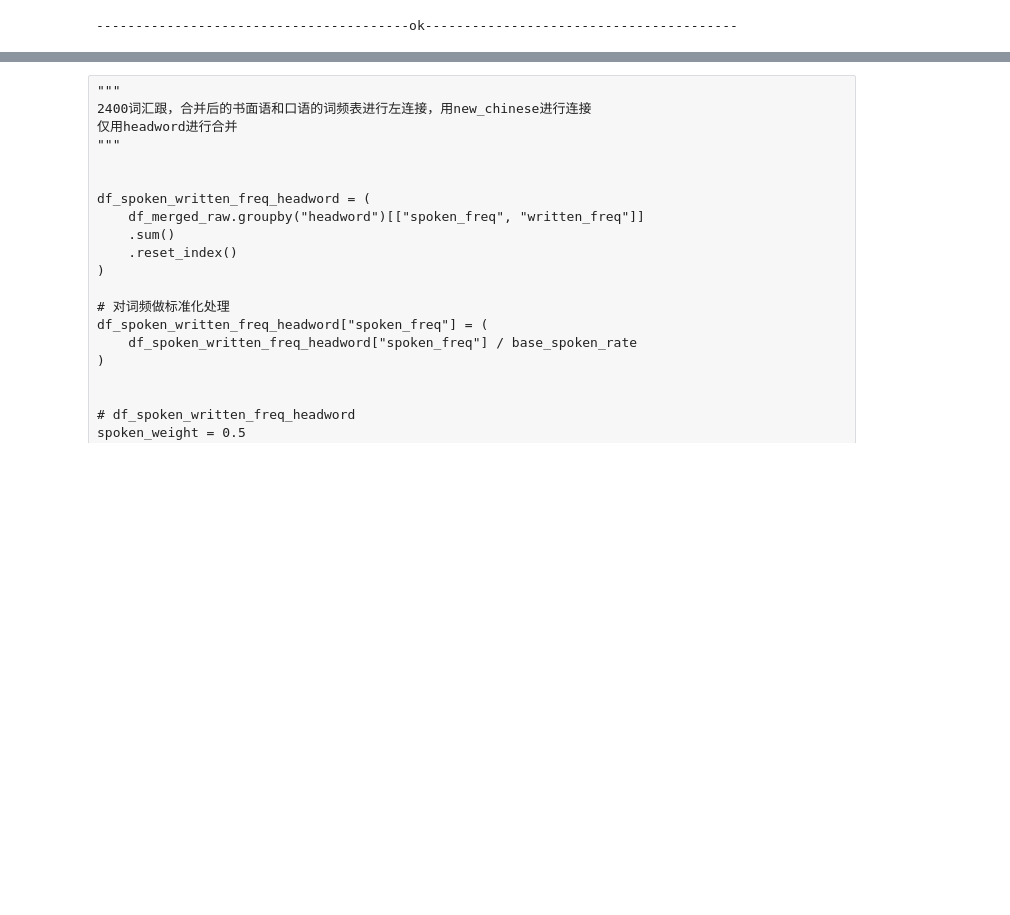
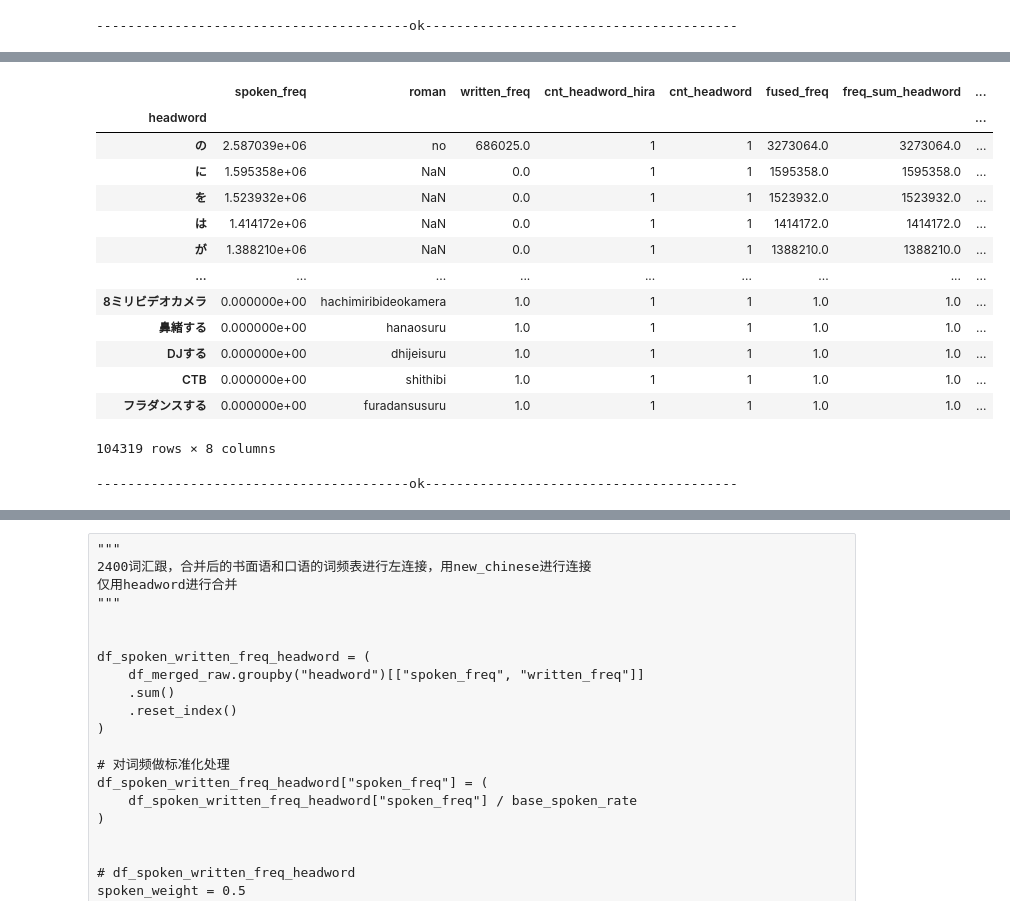
Before and after one commit to hopensic/python-notebooks, a Jupyter notebook: ja_dict_merge.ipynb, the cells around one changed output, grey strips where cells are left out. Drawn from its saved outputs; the diff is of its cells as text; code cells hidden in the pictures; blank space fills up the shorter version.

```diff
--- a/ja_dict_merge.ipynb
+++ b/ja_dict_merge.ipynb
@@ -255,0 +260,33 @@ l("ok")
+# %%
+df_merged_raw_word
+# %% [output]
+|  | spoken_freq | roman | written_freq | cnt_headword_hira | cnt_headword | fused_freq | freq_sum_headword | ... |
+| headword |  |  |  |  |  |  |  | ... |
+| の | 2.587039e+06 | no | 686025.0 | 1 | 1 | 3273064.0 | 3273064.0 | ... |
+| に | 1.595358e+06 | NaN | 0.0 | 1 | 1 | 1595358.0 | 1595358.0 | ... |
+| を | 1.523932e+06 | NaN | 0.0 | 1 | 1 | 1523932.0 | 1523932.0 | ... |
+| は | 1.414172e+06 | NaN | 0.0 | 1 | 1 | 1414172.0 | 1414172.0 | ... |
+| が | 1.388210e+06 | NaN | 0.0 | 1 | 1 | 1388210.0 | 1388210.0 | ... |
+| ... | ... | ... | ... | ... | ... | ... | ... | ... |
+| 8ミリビデオカメラ | 0.000000e+00 | hachimiribideokamera | 1.0 | 1 | 1 | 1.0 | 1.0 | ... |
+| 鼻緒する | 0.000000e+00 | hanaosuru | 1.0 | 1 | 1 | 1.0 | 1.0 | ... |
+| DJする | 0.000000e+00 | dhijeisuru | 1.0 | 1 | 1 | 1.0 | 1.0 | ... |
+| CTB | 0.000000e+00 | shithibi | 1.0 | 1 | 1 | 1.0 | 1.0 | ... |
+| フラダンスする | 0.000000e+00 | furadansusuru | 1.0 | 1 | 1 | 1.0 | 1.0 | ... |
+104319 rows × 8 columns
+# %%
+# 词汇以headword分组，统计
+df_merged_raw_word_agg = (
+    df_merged_raw_word.groupby(df_merged_raw_word.index)
+    .agg(
+        {
+            "fused_freq": lambda x: sum(x),
+            "spoken_freq": lambda x: sum(x),
+            "written_freq": lambda x: sum(x),
+        }
+    )  # 字符串拼接  # 求平均值
+    .reset_index()
+)
+l('ok')
+# %% [output]
+----------------------------------------ok----------------------------------------
```
Also changed, not shown: parts of 15 cells of this notebook, 2 other files.
